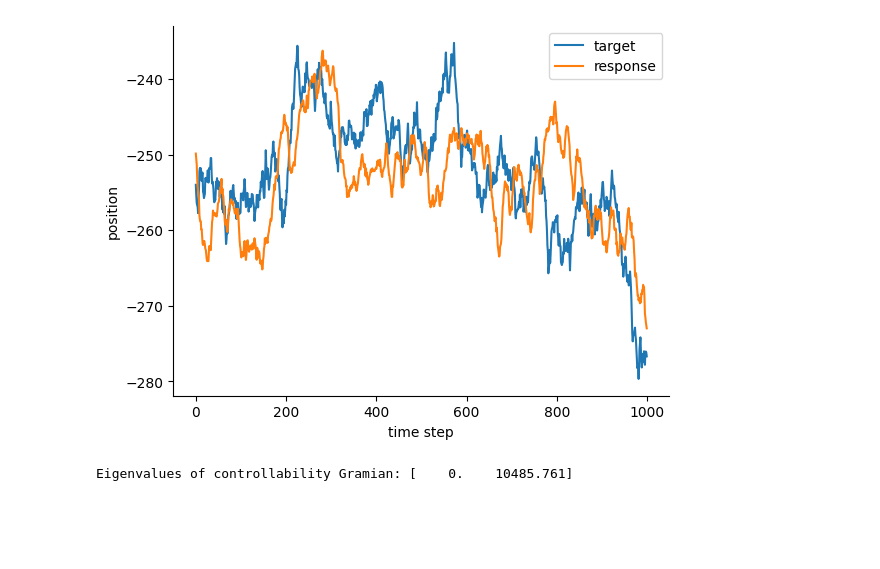
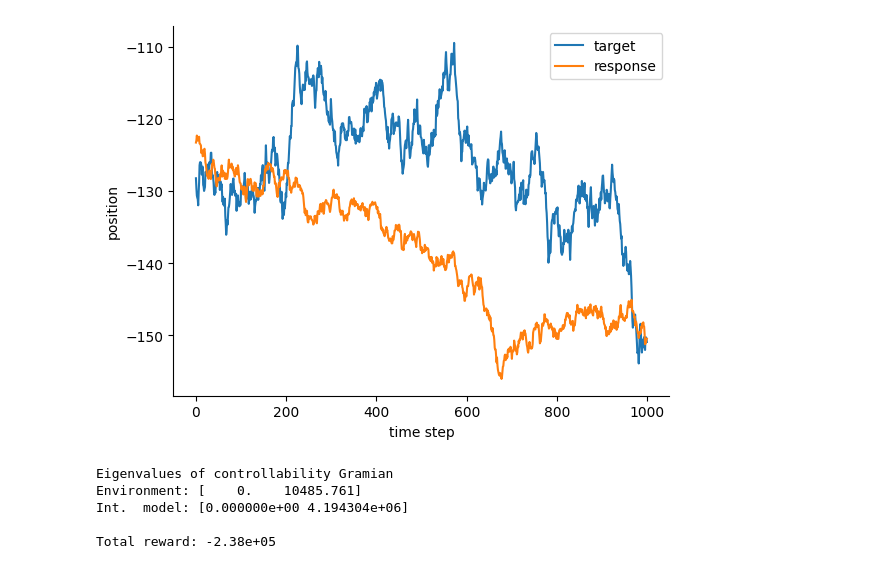
Before and after one commit to dominikstrb/scenevironment, a Jupyter notebook: notebooks/Interface.ipynb, the cells around one changed output. Saved outputs shown, nothing was run; the diff lists cells and outputs as text; code cells hidden in the pictures; blank space fills up the shorter version.

Commit message:
Print controllability and reward

```diff
--- a/notebooks/Interface.ipynb
+++ b/notebooks/Interface.ipynb
@@ -27,36 +27,46 @@ WARNING:2025-09-04 11:43:03,664:jax._src.xla_bridge:864: An NVIDIA GPU may be pr
 # %%
 # Set up an agent with an internal model
 internal_model_params = env_params.copy()
-# internal_model_params["control_gain"] = 2.0  # Agent has a wrong internal model
+internal_model_params["control_gain"] = 2.0  # Agent has a wrong internal model
 internal_model = TrackingTaskEnv(params=internal_model_params)
 
 agent = RationalAgent(internal_model=internal_model)
 internal_state = state  # Initial internal state is equal to true state
 
 states = []
+rewards = []
 env.rng = random.PRNGKey(0)
 for _ in range(1000):
     # compute the action based on current internal state
     action = agent.behave(internal_state)
 
     # take a step in the environment
     state, observation, reward = env.step(state, action)
     states.append(state)
+    rewards.append(reward)
 
     # update the internal state based on agent's action and observation
     internal_state = agent.update_state(internal_state, action, observation)
 
 x = jnp.stack(states)
+total_reward = jnp.stack(rewards).sum()
 
 fig, ax = plt.subplots()
 ax.plot(x[:, 0], label="target")
 ax.plot(x[:, 1], label="response")
 ax.set_xlabel("time step")
 ax.set_ylabel("position")
 ax.legend()
 plt.show()
 
-print(f"Eigenvalues of controllability Gramian: {internal_model.h1_score()}")
+print("Eigenvalues of controllability Gramian")
+print(f"Environment: {env.h1_score()}")
+print(f"Int.  model: {internal_model.h1_score()}")
+print(f"\nTotal reward: {total_reward:.2e}")
 # %% [output]
-[figure, old version]
+[figure, new version]
-Eigenvalues of controllability Gramian: [    0.    10485.761]
+Eigenvalues of controllability Gramian
+Environment: [    0.    10485.761]
+Int.  model: [0.000000e+00 4.194304e+06]
+
+Total reward: -2.38e+05
```
Also changed, not shown: parts of 1 cell of this notebook.
